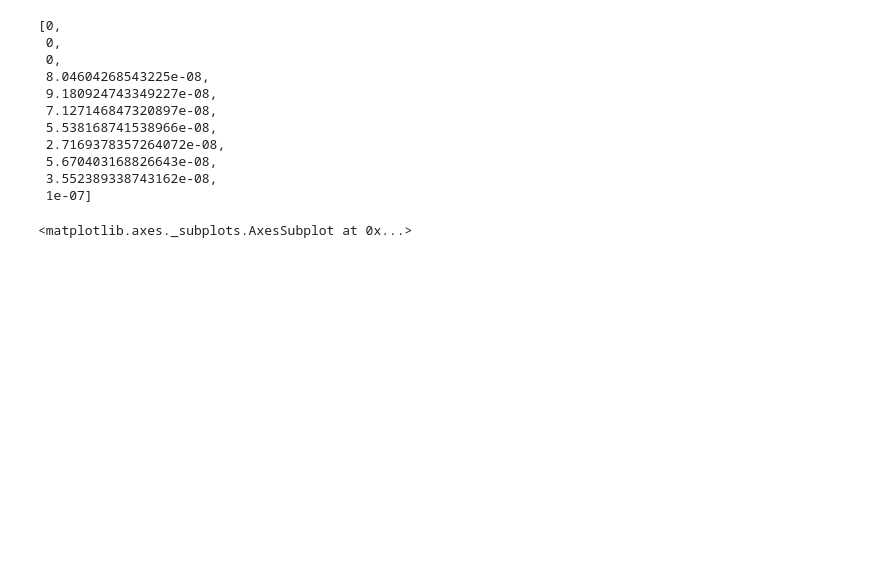
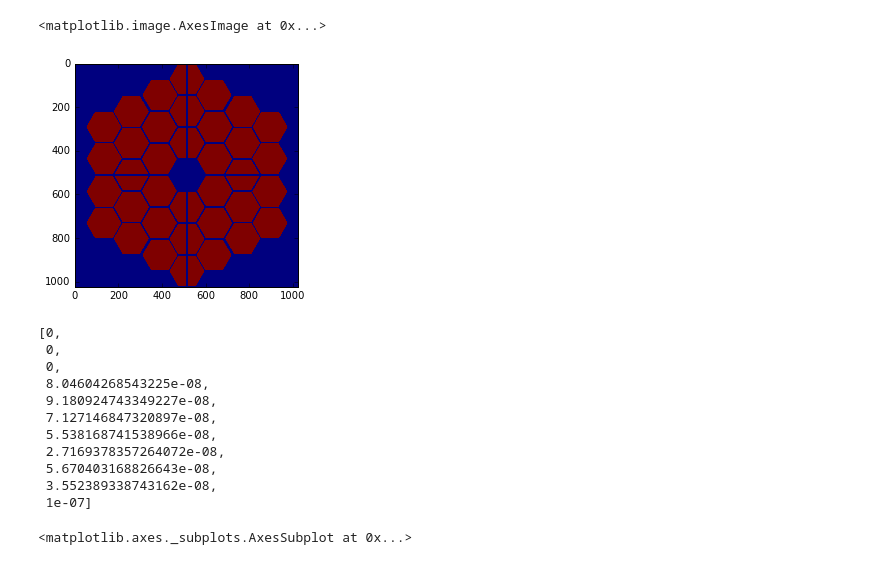
Before and after one commit to spacetelescope/poppy, a Jupyter notebook: docs/figures/README Figure.ipynb, the cells around one changed output. Cells and saved outputs as stored; diff of their text form; code cells hidden in the pictures; blank space fills up the shorter version.

```diff
--- a/docs/figures/README Figure.ipynb
+++ b/docs/figures/README Figure.ipynb
@@ -20,8 +20,12 @@ hex_aper = poppy.CompoundAnalyticOptic( opticslist=[ap, sec])           # combin
 # %%
 hex_aper_osys = poppy.OpticalSystem()
 hex_aper_osys.add_pupil(hex_aper)
 hex_aper_osys.add_detector(pixelscale=0.010, fov_arcsec=2.0)
-hex_aper_psf = hex_aper_osys.calc_psf(1e-6)
+hex_aper_psf, hex_interm = hex_aper_osys.calc_psf(1e-6, return_intermediates=True)
+plt.imshow(hex_interm[0].amplitude)
+# %% [output]
+<matplotlib.image.AxesImage at 0x...>
+[figure, added]
 # %%
 # coeffs = [0, 0, 0,] + [random.random() * 100e-9 for i in range(7)] + [100e-9]
 coeffs = [0,
```
Also changed, not shown: parts of 6 cells of this notebook, 1 other file.
